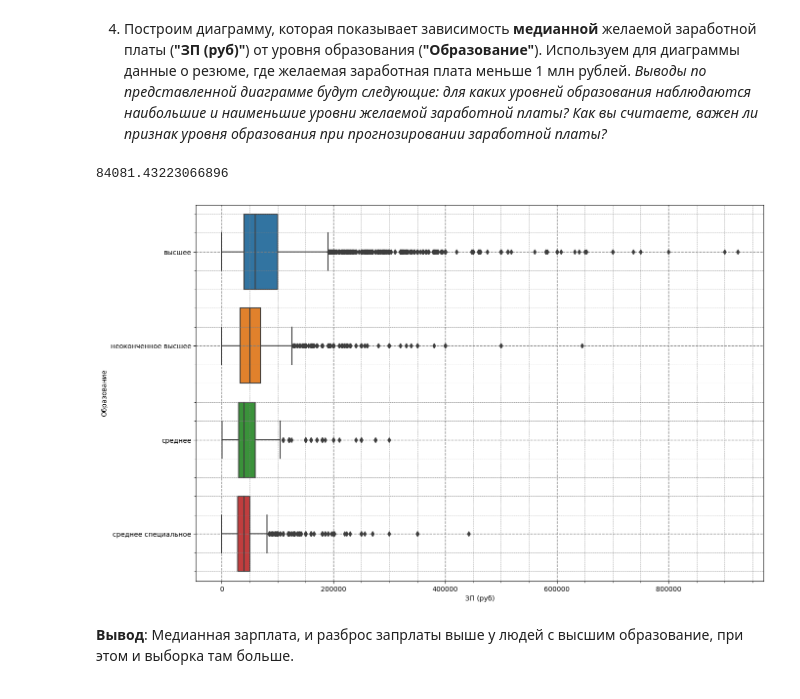
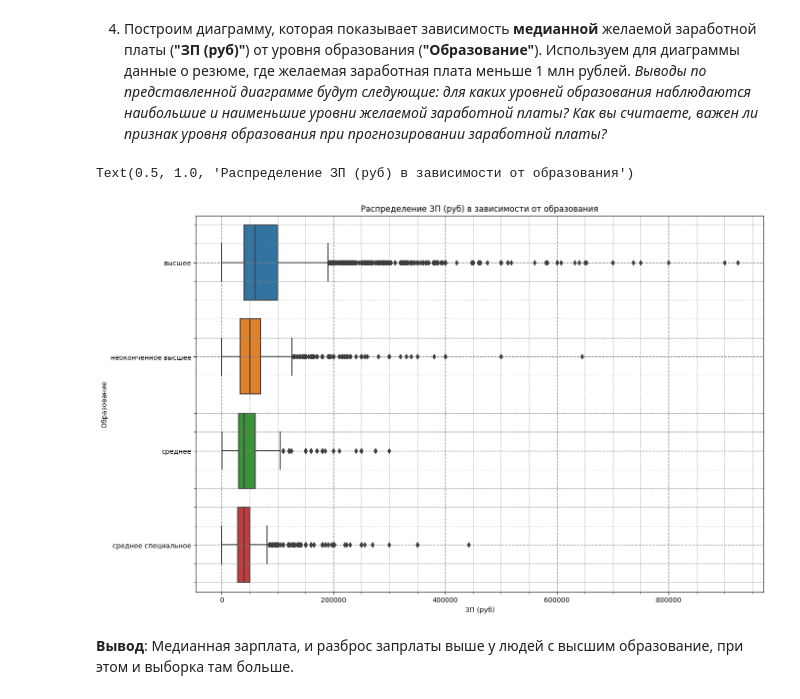
Before and after one commit to SoleCollat/Data_science, a Jupyter notebook: Project-1. hh.ru data analysis/Data_analysis.ipynb, the cells around one changed output. Drawn from its saved outputs; the diff is of its cells as text; code cells hidden in the pictures.

```diff
--- a/Project-1. hh.ru data analysis/Data_analysis.ipynb
+++ b/Project-1. hh.ru data analysis/Data_analysis.ipynb
@@ -555,32 +553,32 @@ print('Медианное значение признака ЗП (руб):', hh_
 # %% [markdown]
 4. Построим диаграмму, которая показывает зависимость **медианной** желаемой заработной платы (**"ЗП (руб)"**) от уровня образования (**"Образование"**). Используем для диаграммы данные о резюме, где желаемая заработная плата меньше 1 млн рублей.
 *Выводы по представленной диаграмме будут следующие: для каких уровней образования наблюдаются наибольшие и наименьшие уровни желаемой заработной платы? Как вы считаете, важен ли признак уровня образования при прогнозировании заработной платы?*
-# %%
-hh_df[hh_df['Образование'] == 'высшее']['ЗП (руб)'].mean()
-# %% [output]
-84081.43223066896
 # %%
+hh_df[hh_df['Образование'] == 'высшее']['ЗП (руб)'].mean()
+
 fig = plt.subplots(figsize=(15,10))
-# постоение гистограммы
+# построение гистограммы
 boxplt = sns.boxplot(
     data=hh_df[hh_df['ЗП (руб)'] < 1000000],
     x='ЗП (руб)',
     y='Образование',
     orient = 'h'
 )
-
 
 boxplt.minorticks_on()
 boxplt.grid(which='major',
         color = 'grey',
         linewidth = 1,
         linestyle = '--')
 boxplt.grid(which='minor',
         color = 'grey',
         linewidth = 0.5,
         linestyle = '--')
+
+boxplt.set_title('Распределение ЗП (руб) в зависимости от образования')
 # %% [output]
+Text(0.5, 1.0, 'Распределение ЗП (руб) в зависимости от образования')
-[figure, old version]
+[figure, new version]
 # %% [markdown]
 **Вывод**: Медианная зарплата, и разброс запрлаты выше у людей с высшим образование, при этом и выборка там больше.
 # %% [markdown]
```
Also changed, not shown: parts of 15 cells of this notebook, 2 other files.
